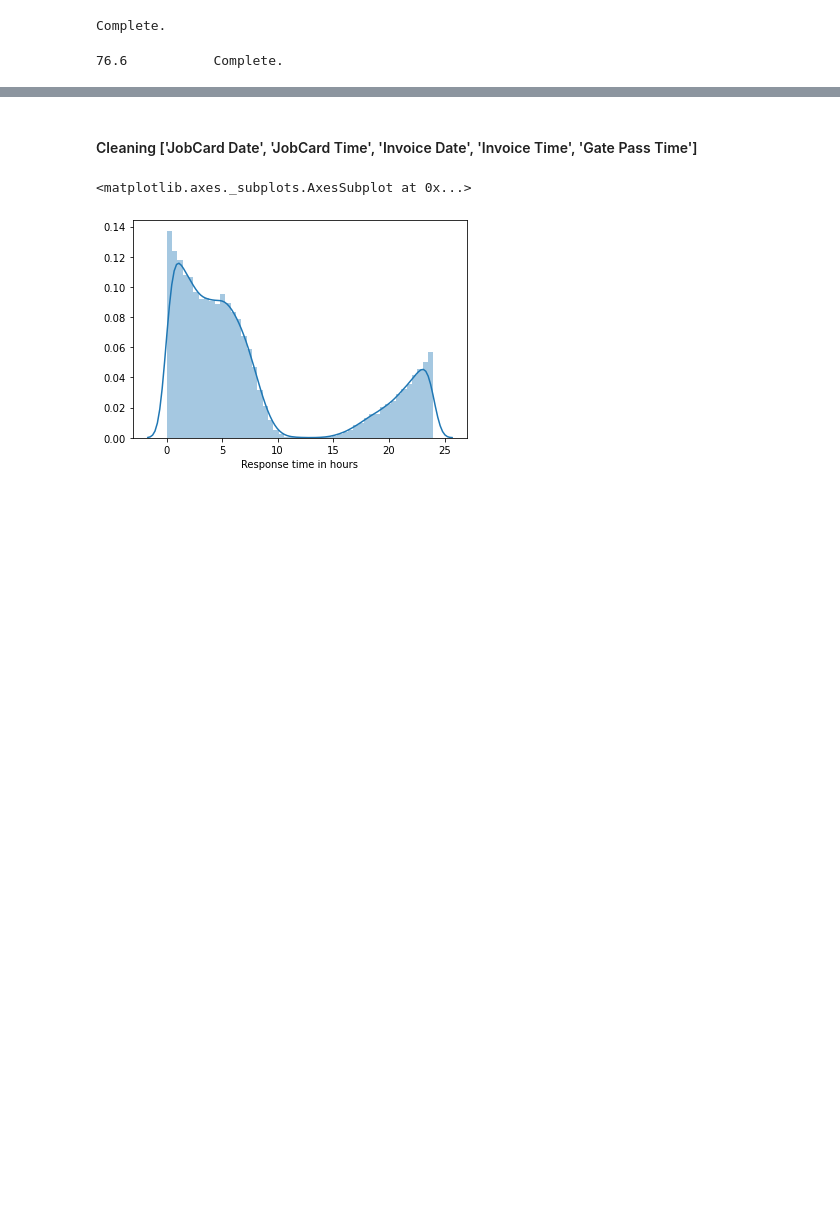
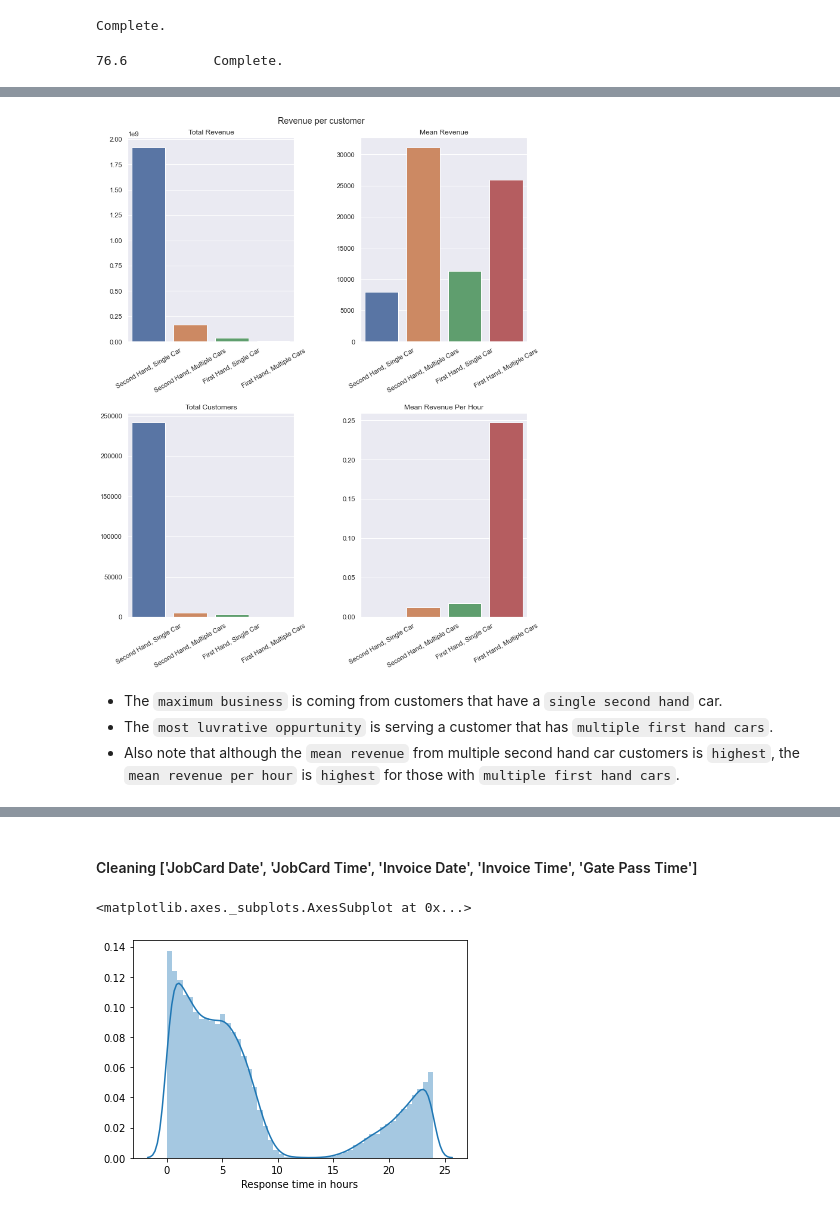
Before and after one commit to aditya-jagdev/Mahindra-First-Choice-Data-Analysis, a Jupyter notebook: 1. Data Cleaning and Feature Engineering.ipynb, the cells around one changed output, grey strips where cells are left out. Saved outputs shown, nothing was run; the diff lists cells and outputs as text; code cells hidden in the pictures; blank space fills up the shorter version.

```diff
--- a/1. Data Cleaning and Feature Engineering.ipynb
+++ b/1. Data Cleaning and Feature Engineering.ipynb
@@ -342,3 +360,5 @@ invoice.drop(invoice[ mask ].index, axis=0, inplace=True)
+# %%
+invoice.drop(invoice[invoice['Total Amt Wtd Tax.'] < 0].index, axis=0, inplace=True)
 # %% [markdown]
 * Across the invoice data, the same <code>Regn No</code> comes up more than once, indicating that some `frequent customers` exist.
 * The number of times a car has visited the shop may aid in segmentation.
@@ -636,0 +643,41 @@ invoice.tail()
+# %%
+fig, ax = plt.subplots(nrows=2, ncols=2, figsize=(12, 12))
+__ = plt.subplots_adjust(top=0.94, bottom=0.01, hspace=0.35, wspace=0.4)
+
+labels = ['Second Hand, Single Car', 'Second Hand, Multiple Cars',
+          'First Hand, Single Car', 'First Hand, Multiple Cars']
+titles = ['Total Revenue', 'Mean Revenue', 'Total Customers', 'Mean Revenue Per Hour']
+
+for i, ax_ in enumerate(ax.ravel()):
+
+    _ = []
+    ax_.title.set_text(titles[i])
+
+    for j, k in product([0, 1], [0, 1]):
+        mask = (invoice['First_Hand_Owner'] == j) & (invoice['Cars Owned Multiple'] == k)
+        if i == 0:
+            _.append(invoice[mask]['Total Amt Wtd Tax.'].sum())
+        elif i== 1:
+            _.append(invoice[mask]['Total Amt Wtd Tax.'].sum() / invoice[mask]['Customer No.'].nunique())
+        elif i==2:
+            _.append(invoice[mask]['Customer No.'].nunique())
+        else:
+            _.append(invoice[mask]['Total Amt Wtd Tax.'].sum() / \
+                     (invoice[mask]['Customer No.'].nunique() * \
+                          (invoice[mask]['Total Time in seconds'].sum()/3600 - invoice[mask]['Response time in hours'].sum())
+                     )
+                )
+
+    _ = pd.Series(data=_, index=labels)
+
+    fig_1 = sns.barplot(x=_.index, y=_.values,
+                      ax=ax_)
+    __ = fig_1.set_xticklabels(labels=_.index, rotation=30)
+
+__ = plt.suptitle("Revenue per customer")
+# %% [output]
+[figure, added]
+# %% [markdown]
+* The `maximum business` is coming from customers that have a `single second hand` car.
+* The `most luvrative oppurtunity` is serving a customer that has `multiple first hand cars`.
+* Also note that although the `mean revenue` from multiple second hand car customers is `highest`, the `mean revenue per hour` is `highest` for those with `multiple first hand cars`.
```
Also changed, not shown: parts of 20 cells of this notebook.
